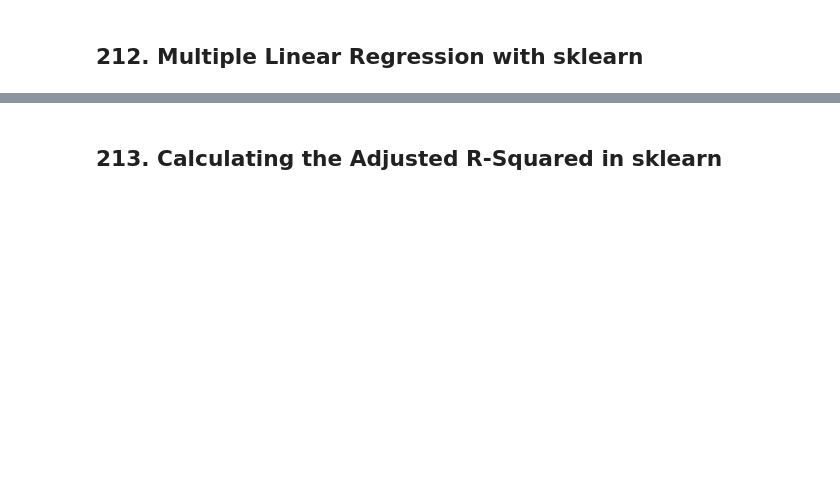
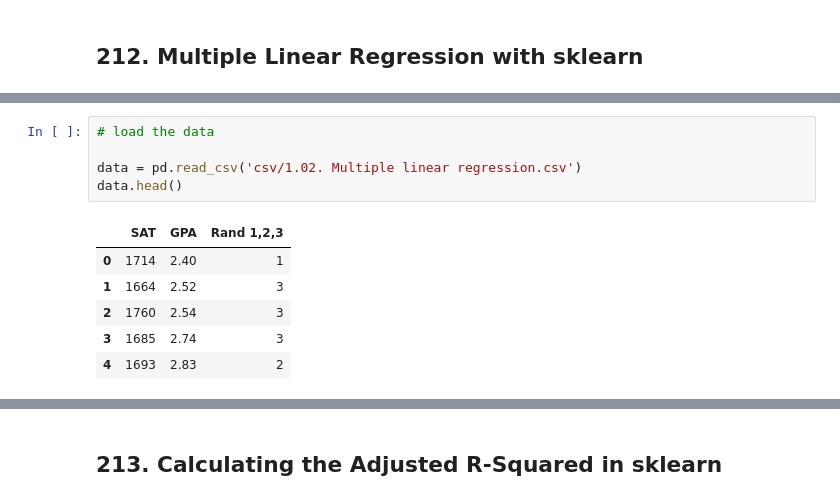
Before and after one commit to Mrchmdani/Mrchmdani, a Jupyter notebook: MyLearning/Udemy/The Data Science Course 2022 - Complete Data Science Bootcamp/Udemy - Complete Data Science Bootcamp - Part5 - Advanced Statistical Methods in Pthon.ipynb, the cells around one changed output, grey strips where cells are left out. Cells and saved outputs as stored; diff of their text form; blank space fills up the shorter version.

```diff
--- a/MyLearning/Udemy/The Data Science Course 2022 - Complete Data Science Bootcamp/Udemy - Complete Data Science Bootcamp - Part5 - Advanced Statistical Methods in Pthon.ipynb
+++ b/MyLearning/Udemy/The Data Science Course 2022 - Complete Data Science Bootcamp/Udemy - Complete Data Science Bootcamp - Part5 - Advanced Statistical Methods in Pthon.ipynb
@@ -1235,0 +1364,12 @@ LinearRegression()
+# %%
+# load the data
+
+data = pd.read_csv('csv/1.02. Multiple linear regression.csv')
+data.head()
+# %% [output]
+|  | SAT | GPA | Rand 1,2,3 |
+| 0 | 1714 | 2.40 | 1 |
+| 1 | 1664 | 2.52 | 3 |
+| 2 | 1760 | 2.54 | 3 |
+| 3 | 1685 | 2.74 | 3 |
+| 4 | 1693 | 2.83 | 2 |
```
Also changed, not shown: parts of 57 cells of this notebook, 17 other files.
